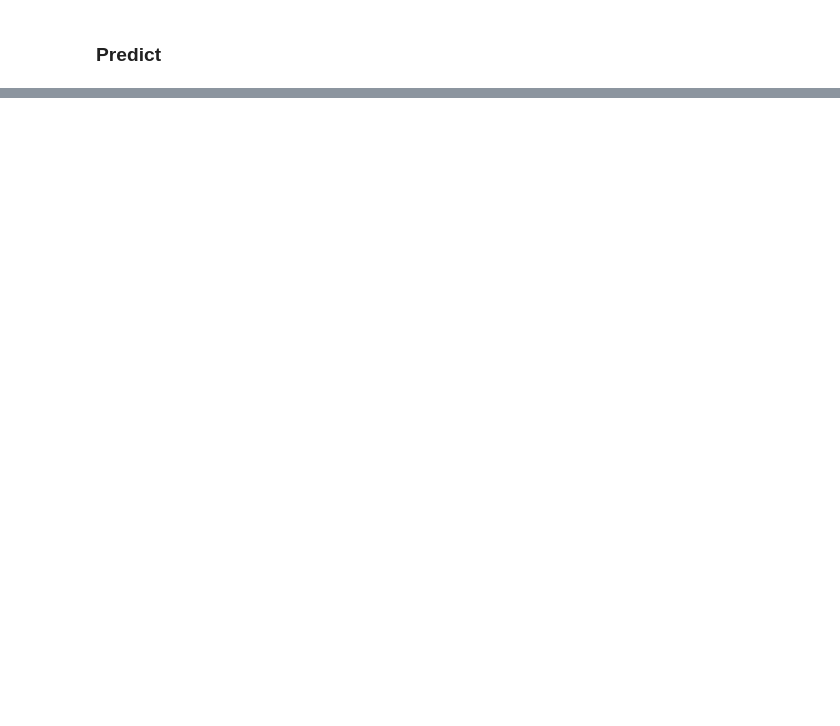
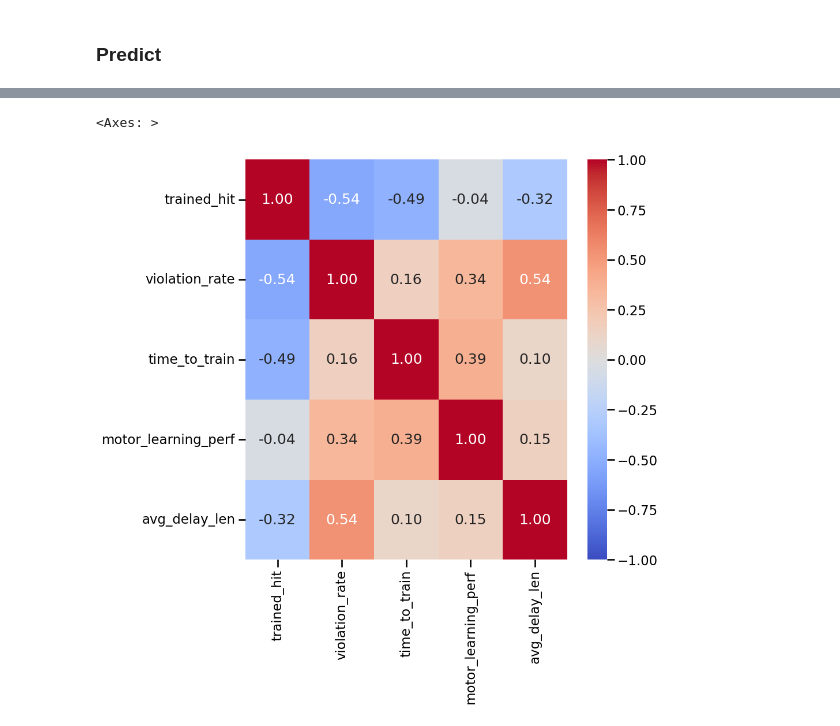
Before and after one commit to jess-breda/violations-multinomial, a Jupyter notebook: notebooks/EDA_02_predict_perf.ipynb, the cells around one changed output, grey strips where cells are left out. Saved outputs shown, nothing was run; the diff lists cells and outputs as text; code cells hidden in the pictures; blank space fills up the shorter version.

```diff
--- a/notebooks/EDA_02_predict_perf.ipynb
+++ b/notebooks/EDA_02_predict_perf.ipynb
@@ -27,14 +27,15 @@ choice_palette = sns.color_palette("Set2", 3)
 # %% [markdown]
 ## Load In
 # %%
-full_df = (
-    DatasetLoader(
-        animal_ids=ANIMAL_IDS,
-        data_type="new_all",
-    )
-    .load_data()
-    .query("animal_id ! = 'W082'")
-)
+full_df = DatasetLoader(
+    animal_ids=ANIMAL_IDS,
+    data_type="new_all",
+).load_data()
+
+trained_df = DatasetLoader(
+    animal_ids=ANIMAL_IDS,
+    data_type="new_trained",
+).load_data()
 
 
 trained_thresholds = pd.read_csv(
@@ -56,10 +57,5 @@ pre_trained_df = (
     .reset_index(drop=True)
     .copy()
 )
-
-# trained_df = DatasetLoader(
-#     animal_ids=ANIMAL_IDS,
-#     data_type="new_trained",
-# ).load_data()
 # %% [output]
 Loading data for animal ids:  ['W051', 'W060', 'W065', 'W066', 'W068', 'W072', 'W073', 'W074', 'W075', 'W078', 'W080', 'W081', 'W082', 'W083', 'W088', 'W089', 'W094']
@@ -348,0 +184,16 @@ If revisiting this- work on a correlation plot and remove correlated variables (
+# %%
+data_corr = data.drop(columns="animal_id").corr()
+
+fig, ax = plt.subplots(figsize=(9, 9))
+sns.heatmap(
+    data_corr,
+    center=0,
+    vmin=-1,
+    vmax=1,
+    cmap="coolwarm",
+    annot=True,
+    fmt=".2f",
+)
+# %% [output]
+<Axes: >
+[figure, added]
```
Also changed, not shown: parts of 56 cells of this notebook, 3 other files.
